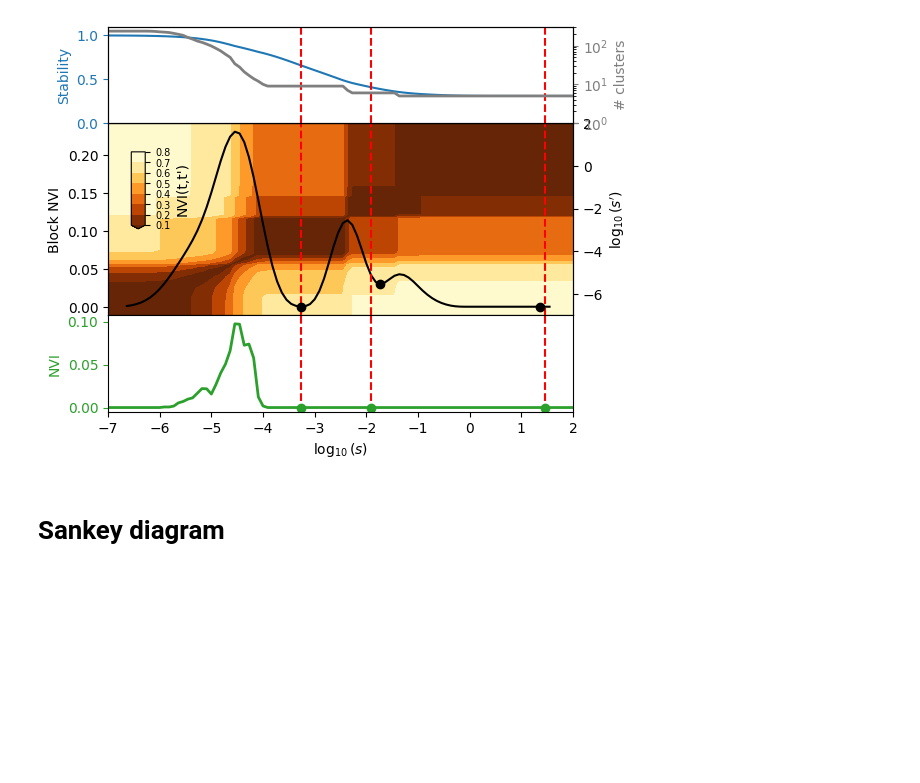
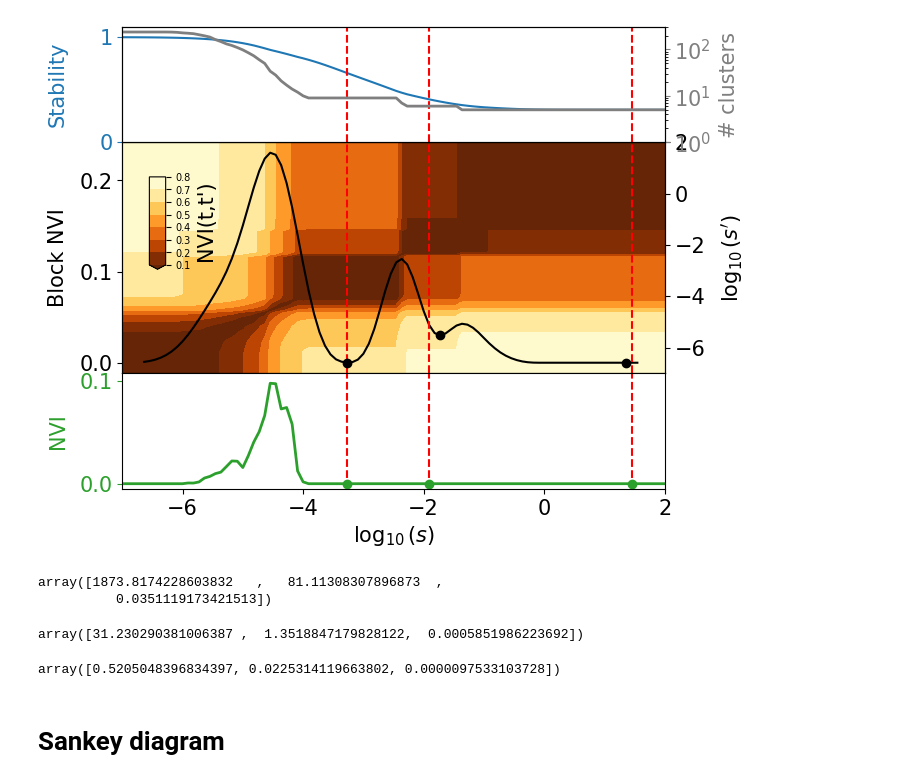
Before and after one commit to YasAsgari/time_scale_flowstab, a Jupyter notebook: Primary_school scale selection.ipynb, the cells around one changed output. Cells and saved outputs as stored; diff of their text form; code cells hidden in the pictures; blank space fills up the shorter version.

Commit message:
small updates on plots and statistics

```diff
--- a/Primary_school scale selection.ipynb
+++ b/Primary_school scale selection.ipynb
@@ -110,27 +135,29 @@ with multiprocessing.Pool(N_WORKERS) as pool:
 
 # save results
 pgs.save_results(all_results_f, "Results/results_f.pkl")
+# %%
+plt.rcParams.update({'font.size': 15})
 # %%
 # identify optimal scales
 kernel_size = 10 #int(0.36 * n_scale)
 window_size = 10 #int(0.05 * n_scale)
 basin_radius = 2 #int(0.1 * kernel_size)
 
 all_results_f = pgs.identify_optimal_scales(
     all_results_f,
     kernel_size=kernel_size,
     window_size=window_size,
     basin_radius=basin_radius,
     store_basins=True,
 )
 
 # save results
 pgs.save_results(all_results_f, "Results/results_f.pkl")
 
 # plot results
-pgs.plot_scan_plt(all_results_f, log_scale_n_clusters=True, figure_name="Figures/scale_selection_f.svg", scale_name="s", yaxis_label_offset_left=1, yaxis_label_offset_right=1);
+pgs.plot_scan_plt(all_results_f, log_scale_n_clusters=True, figure_name="Figures/scale_selection_f.svg", scale_name="s", yaxis_label_offset_left=0.1, yaxis_label_offset_right=0.1, figsize=(7,6),);
 # %% [output]
-[figure, old version]
+[figure, new version]
 # %%
 # extract robust partitions
 robust_partitions_f = np.array(all_results_f["community_id"])[all_results_f["selected_partitions"]]
@@ -139,3 +168,16 @@ np.save(f"Results/robust_partitions_f.npy", robust_partitions_f)
+# %%
+(1/robust_scales_f)  # in seconds
+# %% [output]
+array([1873.8174228603832   ,   81.11308307896873  ,
+          0.0351119173421513])
+# %%
+(1/robust_scales_f)/60  # in minutes
+# %% [output]
+array([31.230290381006387 ,  1.3518847179828122,  0.0005851986223692])
+# %%
+(1/robust_scales_f)/3600  # in hours
+# %% [output]
+array([0.5205048396834397, 0.0225314119663802, 0.0000097533103728])
 # %% [markdown]
 # Sankey diagram
 # %%
```
Also changed, not shown: parts of 3 cells of this notebook.
